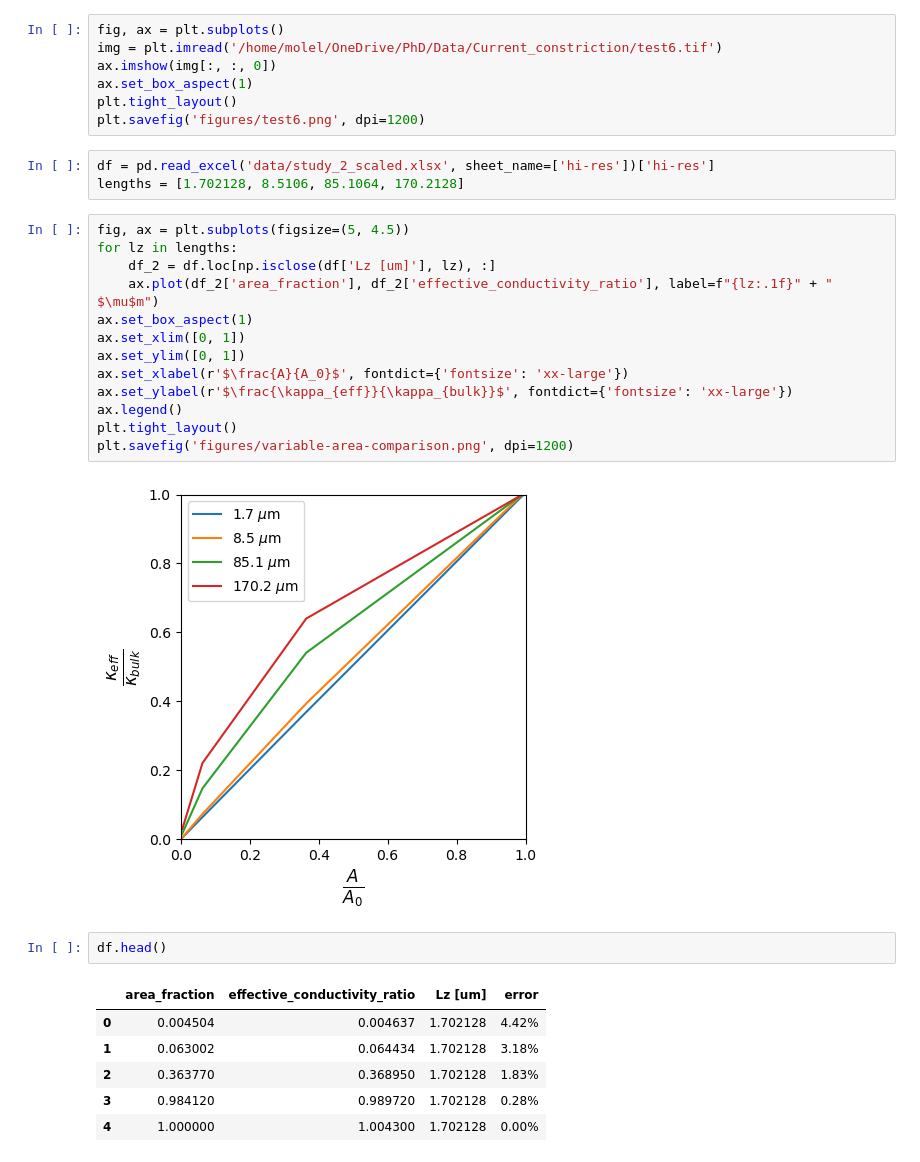
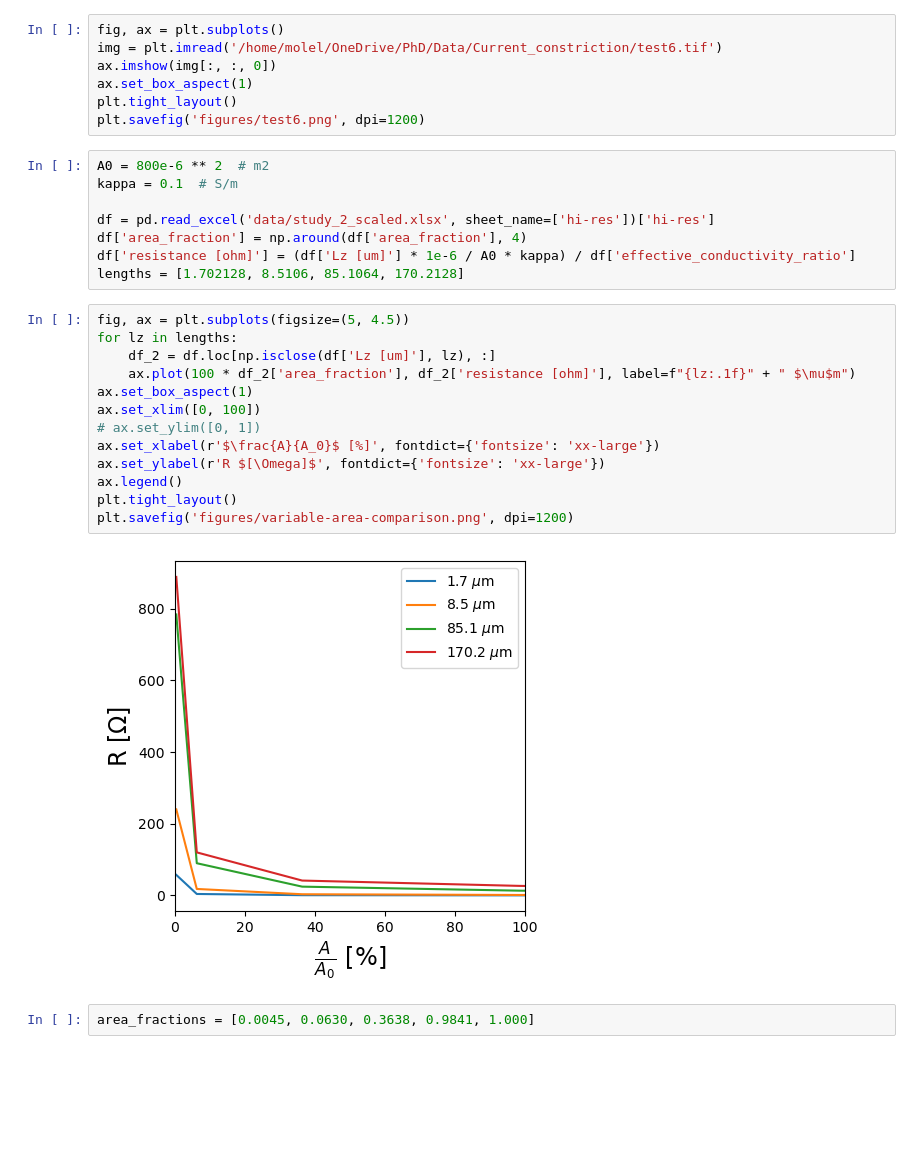
Before and after one commit to molel-gt/ssb, a Jupyter notebook: reports.ipynb, the cells around one changed output. Drawn from its saved outputs; the diff is of its cells as text; blank space fills up the shorter version.

Commit message:
visualize using resistance

```diff
--- a/reports.ipynb
+++ b/reports.ipynb
@@ -135,29 +135,27 @@ ax.set_box_aspect(1)
 plt.tight_layout()
 plt.savefig('figures/test6.png', dpi=1200)
 # %%
+A0 = 800e-6 ** 2  # m2
+kappa = 0.1  # S/m
+
 df = pd.read_excel('data/study_2_scaled.xlsx', sheet_name=['hi-res'])['hi-res']
+df['area_fraction'] = np.around(df['area_fraction'], 4)
+df['resistance [ohm]'] = (df['Lz [um]'] * 1e-6 / A0 * kappa) / df['effective_conductivity_ratio']
 lengths = [1.702128, 8.5106, 85.1064, 170.2128]
 # %%
 fig, ax = plt.subplots(figsize=(5, 4.5))
 for lz in lengths:
     df_2 = df.loc[np.isclose(df['Lz [um]'], lz), :]
-    ax.plot(df_2['area_fraction'], df_2['effective_conductivity_ratio'], label=f"{lz:.1f}" + " $\mu$m")
+    ax.plot(100 * df_2['area_fraction'], df_2['resistance [ohm]'], label=f"{lz:.1f}" + " $\mu$m")
 ax.set_box_aspect(1)
-ax.set_xlim([0, 1])
-ax.set_ylim([0, 1])
-ax.set_xlabel(r'$\frac{A}{A_0}$', fontdict={'fontsize': 'xx-large'})
-ax.set_ylabel(r'$\frac{\kappa_{eff}}{\kappa_{bulk}}$', fontdict={'fontsize': 'xx-large'})
+ax.set_xlim([0, 100])
+# ax.set_ylim([0, 1])
+ax.set_xlabel(r'$\frac{A}{A_0}$ [%]', fontdict={'fontsize': 'xx-large'})
+ax.set_ylabel(r'R $[\Omega]$', fontdict={'fontsize': 'xx-large'})
 ax.legend()
 plt.tight_layout()
 plt.savefig('figures/variable-area-comparison.png', dpi=1200)
 # %% [output]
-[figure, old version]
+[figure, new version]
 # %%
-df.head()
+area_fractions = [0.0045, 0.0630, 0.3638, 0.9841, 1.000]
-# %% [output]
-|  | area_fraction | effective_conductivity_ratio | Lz [um] | error |
-| 0 | 0.004504 | 0.004637 | 1.702128 | 4.42% |
-| 1 | 0.063002 | 0.064434 | 1.702128 | 3.18% |
-| 2 | 0.363770 | 0.368950 | 1.702128 | 1.83% |
-| 3 | 0.984120 | 0.989720 | 1.702128 | 0.28% |
-| 4 | 1.000000 | 1.004300 | 1.702128 | 0.00% |
```
Also changed, not shown: parts of 2 cells of this notebook.
